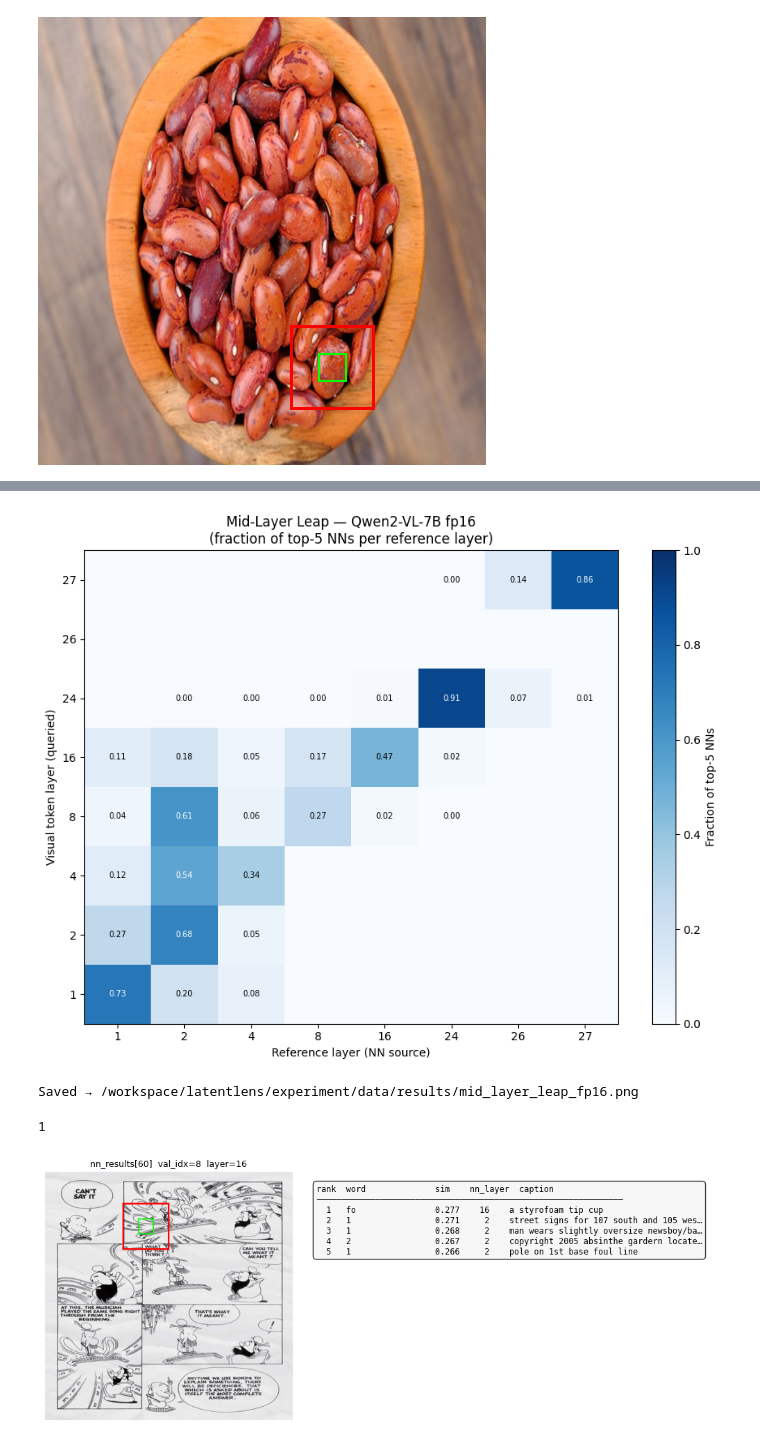
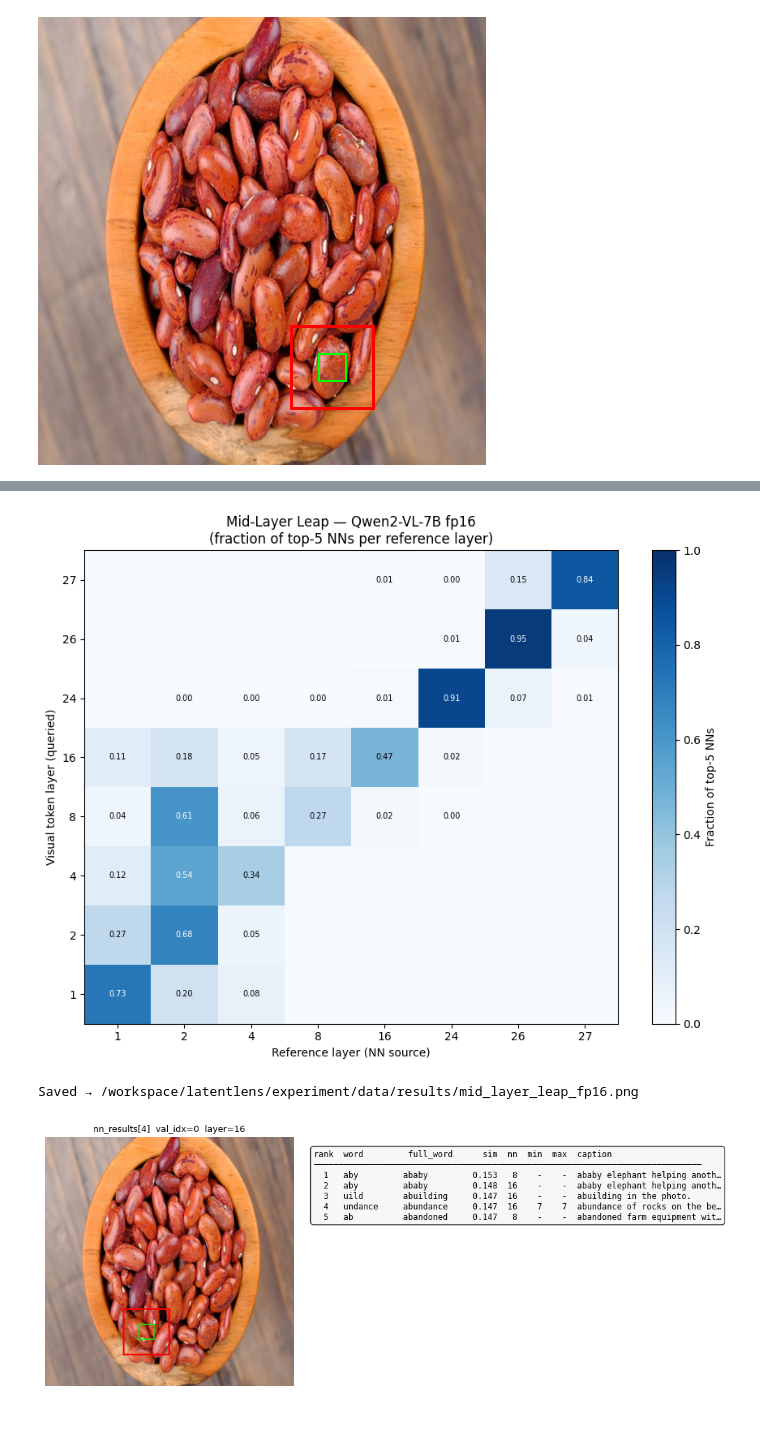
Before and after one commit to Praful932/latentlens, a Jupyter notebook: experiment/working_nbs/4_fp_baseline.ipynb, the cells around one changed output, grey strips where cells are left out. Saved outputs shown, nothing was run; the diff lists cells and outputs as text; code cells hidden in the pictures.

Commit message:
correct num layers, record hypernym metrics, bnb wip

```diff
--- a/experiment/working_nbs/4_fp_baseline.ipynb
+++ b/experiment/working_nbs/4_fp_baseline.ipynb
@@ -59,7 +59,7 @@ num_images = 5
 FIXED_RESOLUTION = 448  # → 16×16 merged token grid (256 visual tokens)
 seed = 42
 _HEADERS = {"User-Agent": "Mozilla/5.0 (compatible; research-bot/1.0)"}
-VISUAL_LAYERS = [1, 2, 4, 8, 16, 24, 27]
+VISUAL_LAYERS = [1, 2, 4, 8, 16, 24, 26, 27]  # matches latentlens-qwen2vl-embeddings index layers
 
 
 def seed_all(seed: int):
@@ -584,13 +673,13 @@ with open(_results_path) as f:
 #              averaged over all samples with the same visual layer.
 
 queried_layers = sorted({r["layer"] for r in nn_results})
-ref_layers     = sorted({L for r in nn_results for L in r["top5_nn_layers"]})
+ref_layers     = sorted({n["nn_layer"] for r in nn_results for n in r["top5_results"]})
 all_layers     = sorted(set(queried_layers) | set(ref_layers))  # same sequence for both axes
 
 # accumulate fractions per (visual_layer, ref_layer)
 counts: dict[tuple, list] = defaultdict(list)
 for r in nn_results:
-    top5 = r["top5_nn_layers"]
+    top5 = [n["nn_layer"] for n in r["top5_results"]]
     vl   = r["layer"]
     for rl in ref_layers:
         counts[(vl, rl)].append(top5.count(rl) / len(top5))
@@ -633,12 +722,8 @@ plt.savefig(fig_path, dpi=150)
 plt.show()
 print(f"Saved → {fig_path}")
 # %% [output]
-[figure, old version]
+[figure, new version]
 Saved → /workspace/latentlens/experiment/data/results/mid_layer_leap_fp16.png
-# %%
-1
-# %% [output]
-1
 # %%
 from copy import deepcopy
 from PIL import ImageDraw
@@ -678,39 +763,42 @@ def show_nn_result(idx: int):
     prow = _patch_lookup[key]
 
     vis = _draw_bbox(
         _img_lookup[r["val_idx"]],
         int(prow["patch_row"]), int(prow["patch_col"]),
         int(prow["center_row"]), int(prow["center_col"]),
     )
 
     fig, (ax_img, ax_txt) = plt.subplots(1, 2, figsize=(11, 4),
                                           gridspec_kw={"width_ratios": [1, 1.6]})
     ax_img.imshow(vis)
     ax_img.set_title(
         f"nn_results[{idx}]  val_idx={r['val_idx']}  layer={r['layer']}",
         fontsize=9,
     )
     ax_img.axis("off")
 
-    lines = ["rank  word              sim    nn_layer  caption"]
-    lines.append("─" * 62)
-    for rank, (word, sim, nl, cap) in enumerate(zip(
-            r["top5_words"], r["top5_similarities"],
-            r["top5_nn_layers"], r["top5_captions"]), 1):
-        cap_short = cap[:38] + "…" if len(cap) > 38 else cap
-        lines.append(f"  {rank}   {word:<16s}  {sim:.3f}    {nl:>2}    {cap_short}")
+    lines = ["rank  word         full_word      sim  nn  min  max  caption"]
+    lines.append("─" * 78)
+    for rank, n in enumerate(r["top5_results"], 1):
+        cap_short = n["caption"][:28] + "…" if len(n["caption"]) > 28 else n["caption"]
+        min_d = n["min_depth"] if n["min_depth"] is not None else "-"
+        max_d = n["max_depth"] if n["max_depth"] is not None else "-"
+        lines.append(
+            f"  {rank}   {n['word']:<10s}  {n['full_word']:<12s}  "
+            f"{n['similarity']:.3f}  {n['nn_layer']:>2}  {str(min_d):>3}  {str(max_d):>3}  {cap_short}"
+        )
 
     ax_txt.axis("off")
     ax_txt.text(0.02, 0.95, "\n".join(lines),
                 transform=ax_txt.transAxes,
                 fontsize=8.5, verticalalignment="top", fontfamily="monospace",
                 bbox=dict(boxstyle="round,pad=0.4", facecolor="#f5f5f5", alpha=0.8))
 
     plt.tight_layout()
     plt.show()
 
 
 # Example
-show_nn_result(60)
+show_nn_result(4)
 # %% [output]
-[figure, old version]
+[figure, new version]
```
Also changed, not shown: parts of 8 cells of this notebook, 4 other files.
